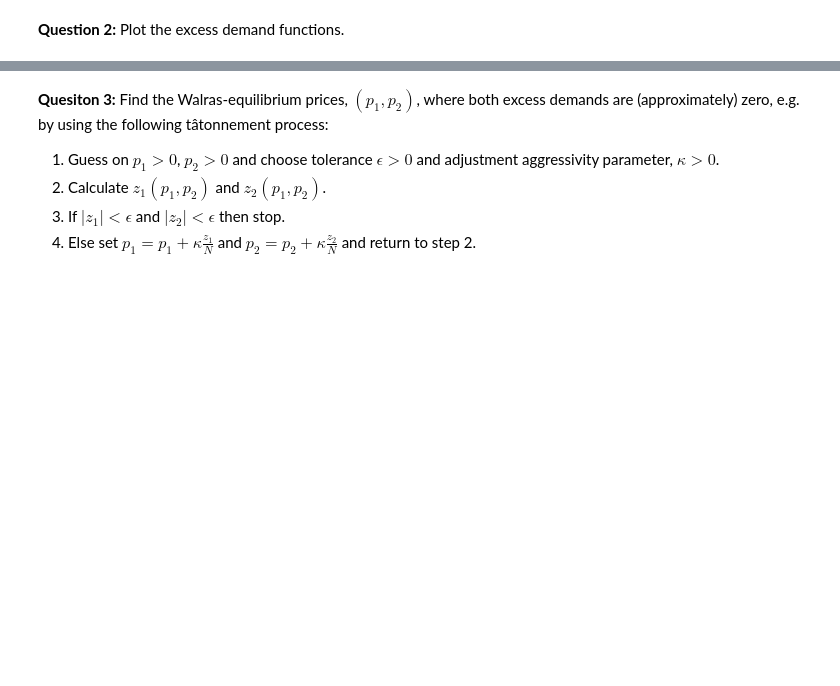
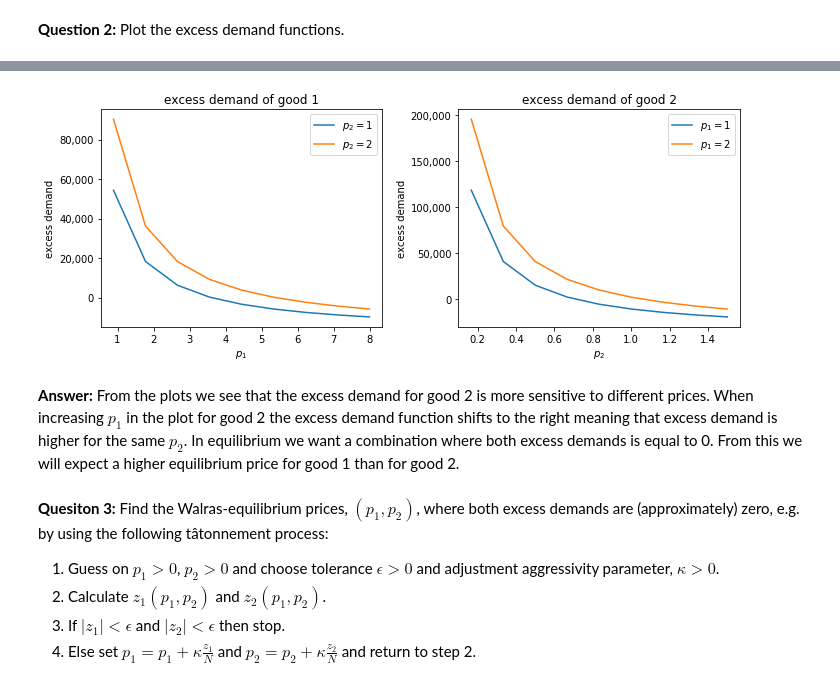
Before and after one commit to NumEconCopenhagen/projects-2019-pbj, a Jupyter notebook: examproject/Examproject/Examproject/examproject.ipynb, the cells around one changed output, grey strips where cells are left out. Cells and saved outputs as stored; diff of their text form; code cells hidden in the pictures; blank space fills up the shorter version.

```diff
--- a/examproject/Examproject/Examproject/examproject.ipynb
+++ b/examproject/Examproject/Examproject/examproject.ipynb
@@ -139,7 +140,7 @@ def v1(l1, w, b, rho, gamma, h1, Delta, beta, v2_interp):
 # a. create function to solve the problem in period 2
 def solve_period_2(rho, w, b, h_vec, gamma, Delta):
     """
-    returns the labor supply and utility in period 2 for different levels of human capital
+    returns the labor supply and utility in period 2 (v2, l2) for different levels of human capital
 
     parameters: see model description
     """
@@ -904,3 +898,44 @@ def excess_demand_2(p1, p2, e1, e2, e3, betas):
+# %%
+# a. create vectors with different prices
+p1_vec = np.linspace(0, 8, 10)
+p2_vec = np.linspace(0, 1.5, 10)
+
+# b. prepare vectors
+z_1_1 = []
+z_1_2 = []
+z_2_1 = []
+z_2_2 = []
+
+# c. calculate the excess demand for different prices and append to the vectors
+for i in range(len(p1_vec)):
+    z_1_1.append(excess_demand_1(p1_vec[i], 1, e1, e2, e3, betas)) # p2 = 1
+    z_1_2.append(excess_demand_1(p1_vec[i], 2, e1, e2, e3, betas)) # p2 = 2
+    z_2_1.append(excess_demand_2(1, p2_vec[i], e1, e2, e3, betas)) # p1 = 1
+    z_2_2.append(excess_demand_2(2, p2_vec[i], e1, e2, e3, betas)) # p1 = 2
+
+# d. plot the excess demand for good 1 and 2
+fig,ax = plt.subplots(1,2)
+ax[0].plot(p1_vec, z_1_1, label='$p_2 = 1$')
+ax[0].plot(p1_vec, z_1_2, label='$p_2 = 2$')
+ax[1].plot(p2_vec, z_2_1, label='$p_1 = 1$')
+ax[1].plot(p2_vec, z_2_2, label='$p_1 = 2$')
+
+# e. adjust the graphs
+for i in range(2):
+    ax[i].set_title(f'excess demand of good {i+1}')
+    ax[i].set_ylabel('excess demand')
+    ax[i].set_xlabel(f'$p_{i+1}$')
+    ax[i].legend()
+    ax[i].yaxis.set_major_formatter(mpl.ticker.StrMethodFormatter('{x:,.0f}'))
+
+fig.set_figheight(4)
+fig.set_figwidth(10)
+fig.tight_layout()
+plt.show()
+# %% [output]
+[figure, added]
+# %% [markdown]
+**Answer:** From the plots we see that the excess demand for good 2 is more sensitive to different prices. When increasing $p_1$ in the plot for good 2 the excess demand function shifts to the right meaning that excess demand is higher for the same $p_2$. In equilibrium we want a combination where both excess demands is equal to 0. From this we will expect a higher equilibrium price for good 1 than for good 2.
 # %% [markdown]
 **Quesiton 3:** Find the Walras-equilibrium prices, $(p_1,p_2)$, where both excess demands are (approximately) zero, e.g. by using the following tâtonnement process:
 
```
Also changed, not shown: parts of 42 cells of this notebook, 5 other files.
